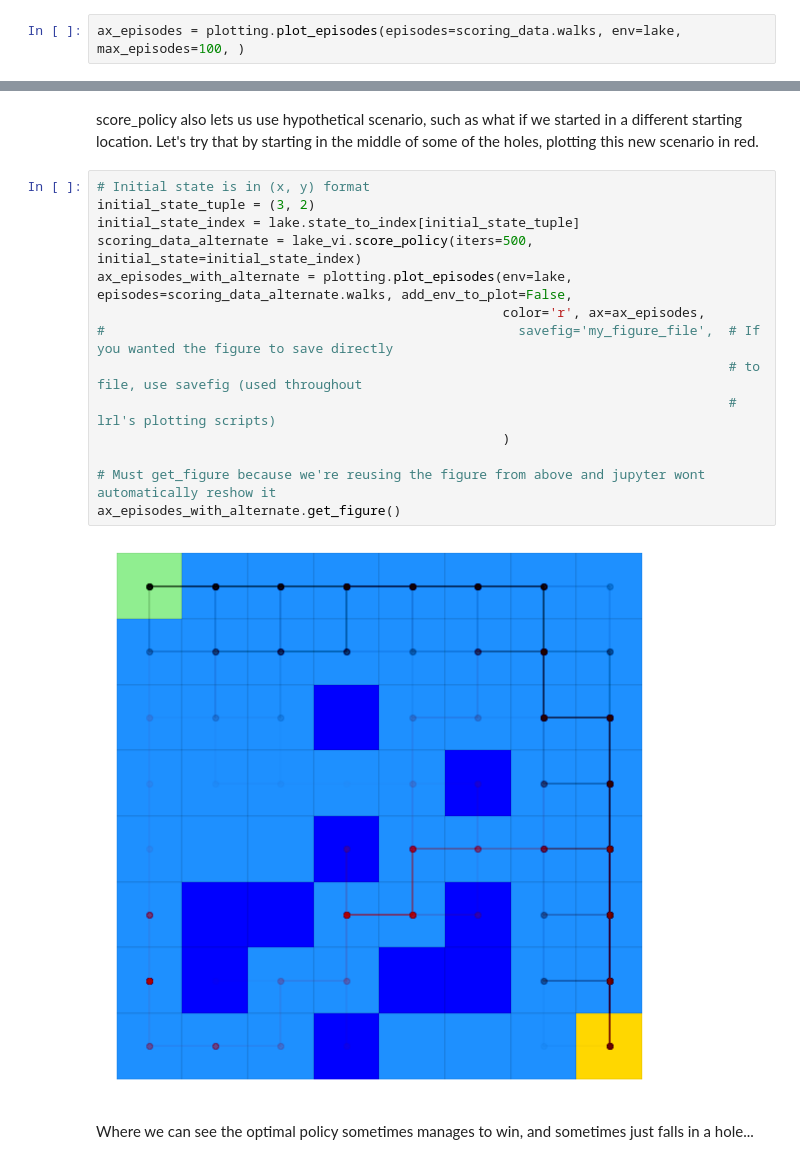
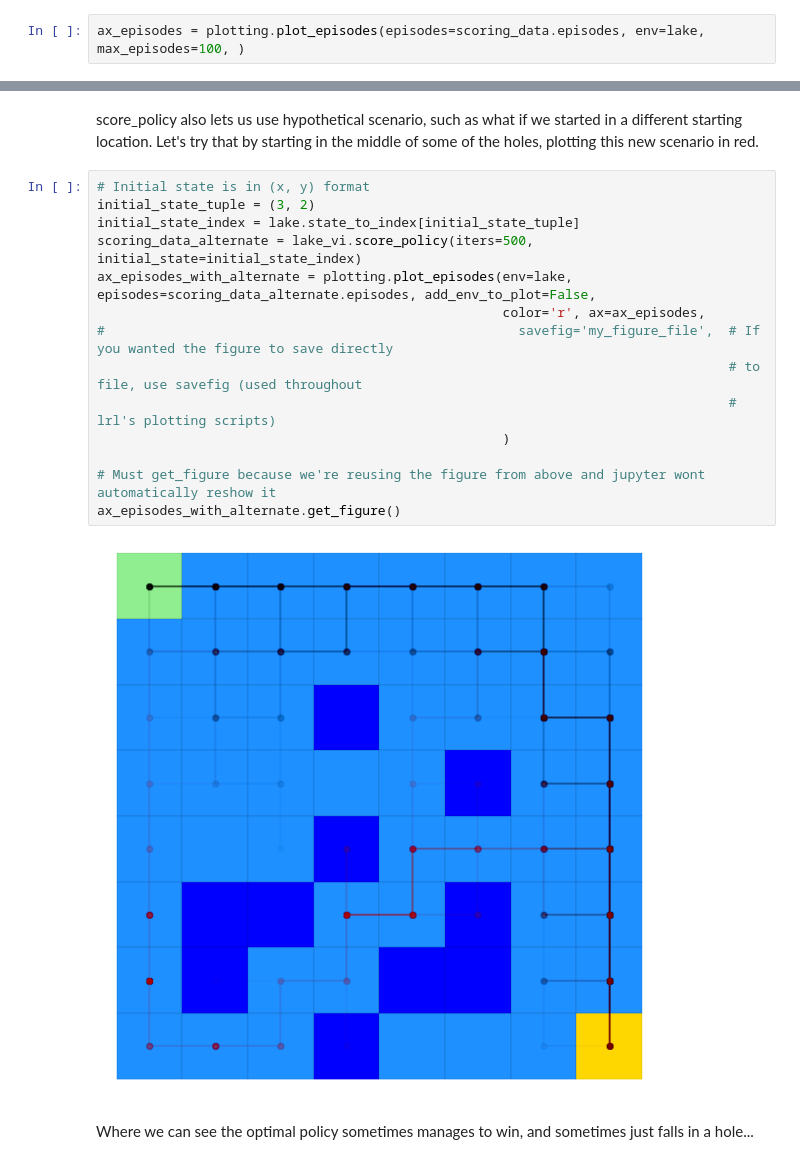
Before and after one commit to ca-scribner/lrl, a Jupyter notebook: docs/source/example_solution_frozen_lake.ipynb, the cells around one changed output, grey strips where cells are left out. Cells and saved outputs as stored; diff of their text form.

Commit message:
Change nomenclature "walk" to "episode" to be more consistent with literature

```diff
--- a/docs/source/example_solution_frozen_lake.ipynb
+++ b/docs/source/example_solution_frozen_lake.ipynb
@@ -108,7 +108,7 @@ And going the other way, location (0, 0) is index 56
 # %% [markdown]
 Plotting 100 randomly chosen episodes on the map, returned as a matplotlib axes, we get:
 # %%
-ax_episodes = plotting.plot_episodes(episodes=scoring_data.walks, env=lake, max_episodes=100, )
+ax_episodes = plotting.plot_episodes(episodes=scoring_data.episodes, env=lake, max_episodes=100, )
 # %% [output]
 [figure]
 # %% [markdown]
@@ -118,19 +118,19 @@ score_policy also lets us use hypothetical scenario, such as what if we started
 # %%
 # Initial state is in (x, y) format
 initial_state_tuple = (3, 2)
 initial_state_index = lake.state_to_index[initial_state_tuple]
 scoring_data_alternate = lake_vi.score_policy(iters=500, initial_state=initial_state_index)
-ax_episodes_with_alternate = plotting.plot_episodes(env=lake, episodes=scoring_data_alternate.walks, add_env_to_plot=False,
+ax_episodes_with_alternate = plotting.plot_episodes(env=lake, episodes=scoring_data_alternate.episodes, add_env_to_plot=False,
                                                     color='r', ax=ax_episodes,
 #                                                     savefig='my_figure_file',  # If you wanted the figure to save directly
                                                                                  # to file, use savefig (used throughout
                                                                                  # lrl's plotting scripts)
                                                     )
 
 # Must get_figure because we're reusing the figure from above and jupyter wont automatically reshow it
 ax_episodes_with_alternate.get_figure()
 # %% [output]
-[figure, old version]
+[figure, new version]
 # %% [markdown]
 Where we can see the optimal policy sometimes manages to win, and sometimes just falls in a hole...
 # %% [markdown]
```
Also changed, not shown: parts of 16 cells of this notebook, 8 other files.
